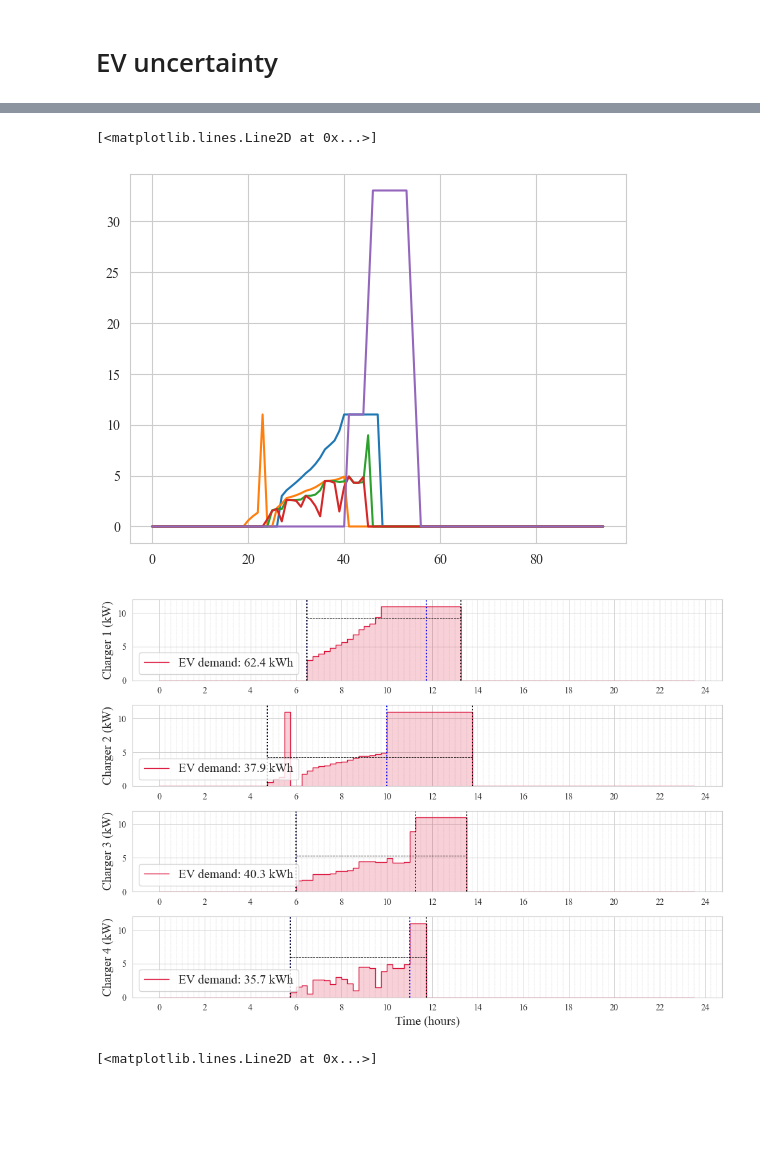
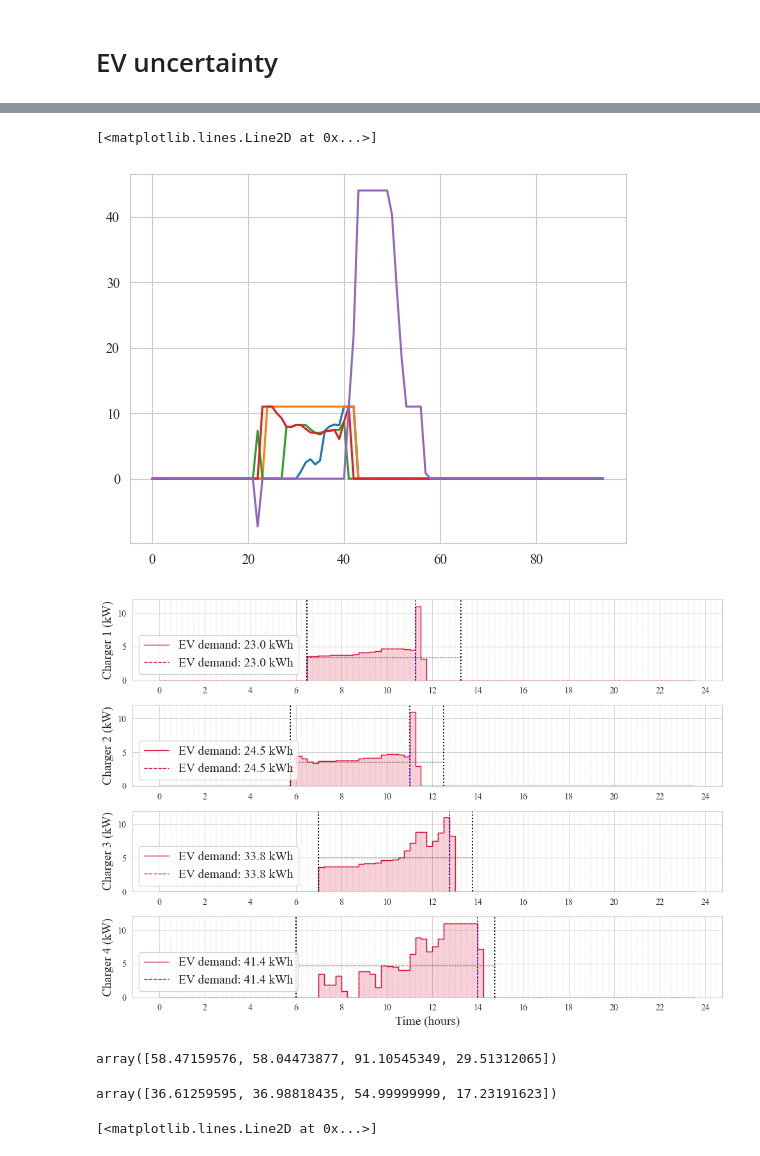
Before and after one commit to ES-Lab/ES-MDN-MPC, a Jupyter notebook: GMM_MPC.ipynb, the cells around one changed output, grey strips where cells are left out. Drawn from its saved outputs; the diff is of its cells as text; code cells hidden in the pictures; blank space fills up the shorter version.

```diff
--- a/GMM_MPC.ipynb
+++ b/GMM_MPC.ipynb
@@ -2701,7 +2701,7 @@ def get_filtered_samples(mdn1, mdn2, mdn3, n_samples=5000, n_return=4):
     energy_samples = samples[:, 2]
 
     # Filter the samples
-    mask = (arrival_samples >= 0) & (duration_samples >= 5) & (energy_samples >= 0)
+    mask = (arrival_samples >= 0) & (duration_samples >= 6) & (energy_samples >= 0)
     filtered_arrivals = arrival_samples[mask][:n_return]
     filtered_durations = duration_samples[mask][:n_return]
     filtered_energies = energy_samples[mask][:n_return]
@@ -2872,13 +2872,18 @@ class MPC:
         # Smoothing constraint to avoid abrupt changes: total variations
         smoothing_penalty = cp.tv(self.p_grid_positive) + cp.tv(self.p_grid_negative) + cp.tv(self.p_storage) + 2*cp.tv(self.p_chargers)
 
+        # Create time-weighted penalty (higher weights for later time steps)
+        time_weights = np.linspace(0, 10, self.num_time_steps)  # Weights increase from 1 to 3
+        time_penalty = cp.sum(cp.multiply(time_weights, cp.sum(self.p_chargers, axis=1)))
+
         # Objective: Minimize total grid power usage
         objective = cp.Minimize(cp.sum(self.p_grid**2)*10
                                 + cp.sum(cp.multiply(self.p_price,self.p_grid_positive))*0.1
                                 - cp.sum(cp.multiply(self.p_price/2,self.p_grid_negative))*0.1
                                 + cp.sum(cp.multiply(self.e_factor, self.p_grid))*0.1
-                                + cp.sum((self.p_chargers_slack)**2)*10
-                                + smoothing_penalty)
+                                + cp.sum((self.p_chargers_slack)**2)*30
+                                + smoothing_penalty
+                                + time_penalty)
 
         # Problem definition and solving
         problem = cp.Problem(objective, constraints)
@@ -2935,18 +2940,21 @@ results = {
 }
 
 ev_errors = []
+print(f"EV information - t: {t}, arrivals: {est_arrivals}, durations: {est_durations}, energies: {est_energies}")
 for t in range(1, num_time_steps):
-    print(f"t: {t}, real arrivals: {real_arrivals}, est arrivals: {est_arrivals}")
+    # print(f"t: {t}, real arrivals: {real_arrivals}, est arrivals: {est_arrivals}")
     if t in (real_arrivals*4).astype(int):
         # Sample once for estimate
-        new_est_durations = sample_duration_given_arrival(mdn2, t/4)
-        print(f"time: {t}, new_est_durations: {new_est_durations}")
+        new_durations_sample = sample_duration_given_arrival(mdn2, t/4)
+        # Update estimated arrivals and durations
+        est_arrivals[np.where((real_arrivals*4).astype(int) == t)] = t/4
+        est_durations[np.where((real_arrivals*4).astype(int) == t)] = new_durations_sample
+        est_energies[np.where((real_arrivals*4).astype(int) == t)] = real_energies[np.where((real_arrivals*4).astype(int) == t)]
+        # Update estimated availability matrix
+        est_availability_matrix = compute_availability(est_arrivals, est_durations)
+        est_availability = np.vstack([np.zeros((1, len(est_availability_matrix))), est_availability_matrix.T])
+        print(f"updated information - t: {t}, arrivals: {est_arrivals}, durations: {est_durations}, energies: {est_energies}")
 
-        est_arrivals[np.where((real_arrivals*4).astype(int) == t)] = t/4
-        est_energies[np.where((real_arrivals*4).astype(int) == t)] = real_energies[np.where((real_arrivals*4).astype(int) == t)]
-        est_availability_matrix = compute_availability(est_arrivals, new_est_durations)
-        est_availability = np.vstack([np.zeros((1, len(est_availability_matrix))), est_availability_matrix.T])
-        print("Updated estimated arrivals, durations, energy.")
 
     if t%time_shift==0:
         p_pv = expanded_pv_forecast[t-1:]/ 1000  # PV power generation over time
@@ -2975,12 +2983,12 @@ for t in range(1, num_time_steps):
                     adjusted_p_chargers[i, j] = np.clip(remaining_demand[j]/mpc.time_resolution,
                                                             0,
                                                             mpc.p_charger_limit)
-                    print(f"t: {t}, charger {j+1} available, setting to {adjusted_p_chargers[i, j]} kW, remaining demand: {remaining_demand[j]} kWh")
+                    # print(f"t: {t}, charger {j+1} available, setting to {adjusted_p_chargers[i, j]} kW, remaining demand: {remaining_demand[j]} kWh")
 
         # Adjust for actual PV power using the battery
         pv_error = p_pv_real[1:time_shift+1] - p_pv[1:time_shift+1]  # Compute forecast error
         ev_error = np.sum(adjusted_p_chargers - command['p_chargers'], axis=1)
-        print(f"t: {t}, pv_error: {pv_error}, ev_error: {ev_error}")
+        # print(f"t: {t}, pv_error: {pv_error}, ev_error: {ev_error}")
         ev_errors.append(ev_error)
         # Initialize adjusted battery power
         adjusted_p_storage = command['p_storage'].copy()
@@ -3019,7 +3027,7 @@ for t in range(1, num_time_steps):
 
         # EV demand update (unchanged)
         ev_demand_samples = results['remaining_demand'][-1].reshape(1, 4) - \
-                            np.cumsum(command['p_chargers']*charger_availability_real[1:time_shift+1], axis=0) * mpc.time_resolution
+                            np.cumsum(adjusted_p_chargers, axis=0) * mpc.time_resolution
 
 
         # Store results
@@ -3253,7 +3135,7 @@ plt.plot(results['p_chargers_ideal'])
 plt.plot(np.array(ev_errors).flatten())
 # %% [output]
 [<matplotlib.lines.Line2D at 0x...>]
-[figure, old version]
+[figure, new version]
 # %%
 import numpy as np
 import matplotlib.pyplot as plt
@@ -3269,38 +3151,47 @@ for i in range(len(axes)):
     # Plot for ax1 (Battery Power)
     axes[i].fill_between(time_steps, results['p_chargers'][:,i], color='crimson', alpha=0.2, edgecolor='None', step="pre")
     line1, = axes[i].plot(time_steps, results['p_chargers'][:,i], color='crimson', linewidth=1, drawstyle='steps', label=f'EV demand: {real_energies_initial[0,i]:.1f} kWh')
+    line2, = axes[i].plot(time_steps, results['p_chargers_ideal'][:,i], '--', color='crimson', linewidth=1, drawstyle='steps', label=f'EV demand: {real_energies_initial[0,i]:.1f} kWh')
 
     ts = np.where(est_availability[1:,i]>0)
     axes[i].axvline(x = (np.min(ts)-1)/4, color = 'blue', linestyle=':', linewidth=1.4)
     axes[i].axvline(x = (np.max(ts))/4, color = 'blue', linestyle=':', linewidth=1.4)
 
     ts = np.where(real_availability[1:,i]>0)
     axes[i].axvline(x = (np.min(ts)-1)/4, color = 'black', linestyle=':', linewidth=1.4)
     axes[i].axvline(x = (np.max(ts))/4, color = 'black', linestyle=':', linewidth=1.4)
 
     charging_time = np.arange(np.min(ts)-1, np.max(ts)+1)/4
     axes[i].plot(charging_time, np.repeat(real_energies_initial[0,i]/(max(charging_time)-min(charging_time)), len(charging_time)) , color = 'black', linestyle='--', linewidth=0.6)
 
     axes[i].set_ylabel(f'Charger {i+1} (kW)', size=14)
     axes[i].set_ylim([0, 12])
     axes[i].grid(True, which='minor', linestyle='--', linewidth=0.3)
     axes[i].grid(True, which='major', linestyle='-', linewidth=0.6)
 
     # Set x-axis ticks
     minor_hours = np.arange(0, 25, 0.25)
     major_hours = np.arange(0, 25, 2)
     axes[i].set_xticks(minor_hours, minor=True)
     axes[i].set_xticks(major_hours, minor=False)
 
     # # Combine legends from both axes
     axes[i].legend(loc='lower left', fontsize=14)
 
 axes[i].set_xlabel('Time (hours)', size=14)
 plt.tight_layout()
 # Save the figure
 plt.savefig('res_chargers.png', dpi=300, bbox_inches='tight', pad_inches=0.1)
 # %% [output]
-[figure, old version]
+[figure, new version]
+# %%
+np.sum(results['p_chargers'], axis=0)/4
+# %% [output]
+array([58.47159576, 58.04473877, 91.10545349, 29.51312065])
+# %%
+np.sum(results['p_chargers_ideal'], axis=0)/4
+# %% [output]
+array([36.61259595, 36.98818435, 54.99999999, 17.23191623])
 # %%
 plt.plot(expanded_price)
 # %% [output]
```
Also changed, not shown: parts of 72 cells of this notebook.
